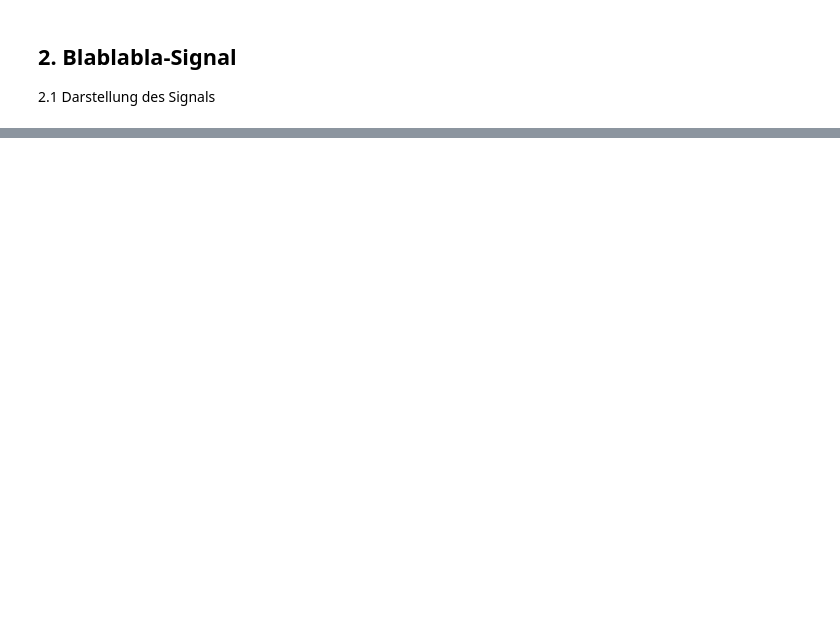
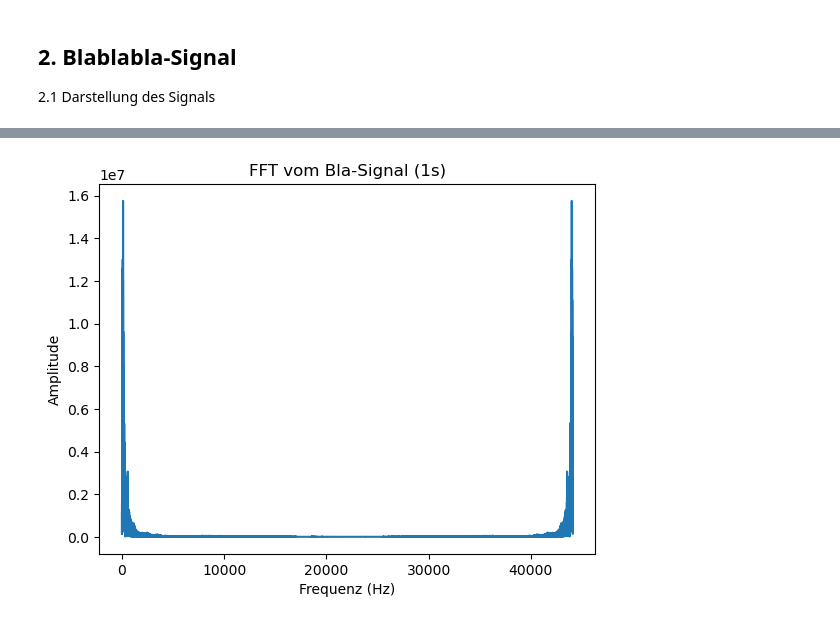
Before and after one commit to Atomarverseucht/AIN, a Jupyter notebook: 3/technische-grundlagen-der-kuenstlichen-intelligenz/versuch3/mikrofon.ipynb, the cells around one changed output, grey strips where cells are left out. Cells and saved outputs as stored; diff of their text form; code cells hidden in the pictures; blank space fills up the shorter version.

```diff
--- a/3/technische-grundlagen-der-kuenstlichen-intelligenz/versuch3/mikrofon.ipynb
+++ b/3/technische-grundlagen-der-kuenstlichen-intelligenz/versuch3/mikrofon.ipynb
@@ -45,0 +86,10 @@ plt.show()
+# %%
+blaFT = np.abs(np.fft.fft(bla[startIndx:endIndx]))
+plt.plot(blaFT)
+
+plt.ylabel('Amplitude')
+plt.xlabel('Frequenz (Hz)')
+plt.title("FFT vom Bla-Signal (1s)")
+plt.show()
+# %% [output]
+[figure, added]
```
Also changed, not shown: parts of 4 cells of this notebook.
